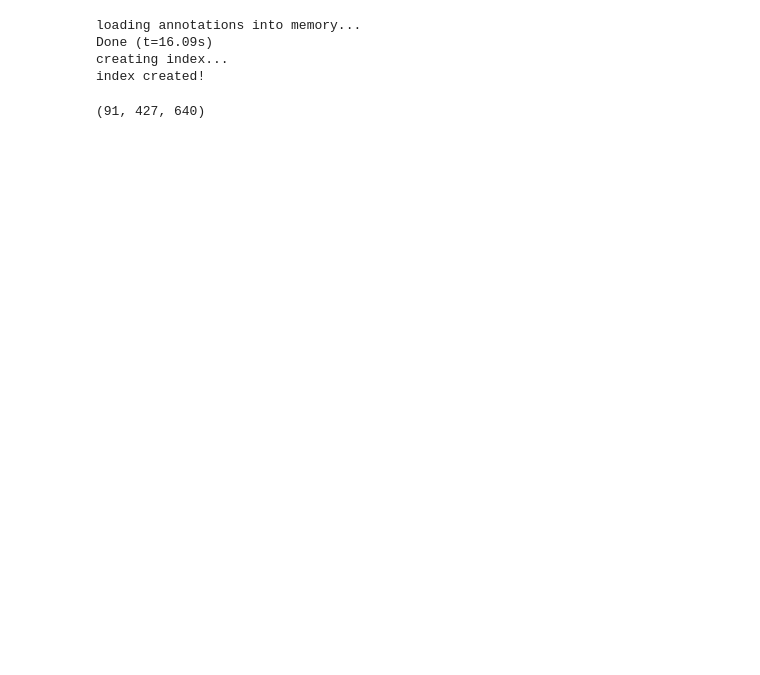
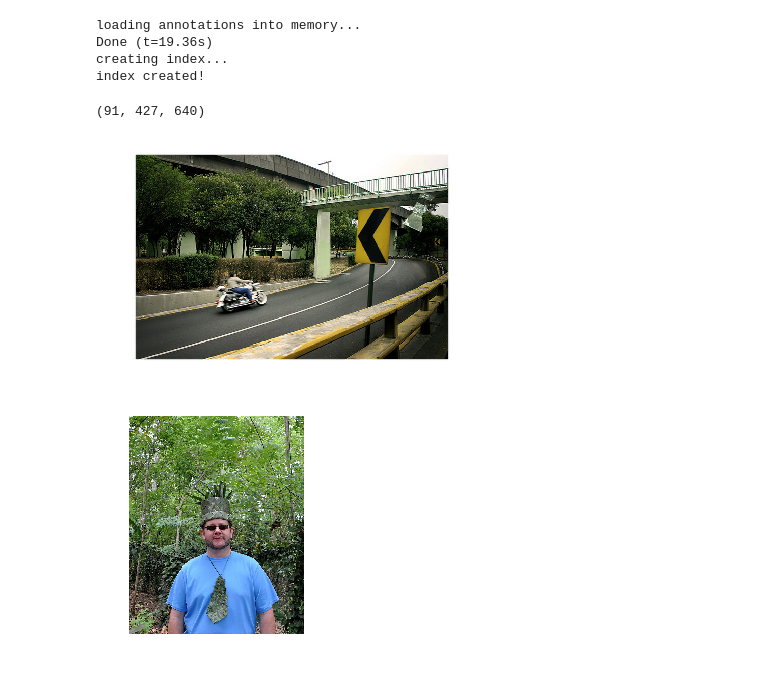
Before and after one commit to Beanin/object-to-object-style-transfer, a Jupyter notebook: transfer.ipynb, the cells around one changed output. Drawn from its saved outputs; the diff is of its cells as text; code cells hidden in the pictures; blank space fills up the shorter version.

```diff
--- a/transfer.ipynb
+++ b/transfer.ipynb
@@ -51,13 +51,13 @@ class DataGenerator(object):
 
         return images, labels
 # %%
-annFile = '../annotations/instances_train2017.json'
-dataDir = '../train2017'
+annFile = 'annotations/instances_train2017.json'
+dataDir = 'train2017'
 # %%
 gen = DataGenerator(annFile, dataDir)
 # %% [output]
 loading annotations into memory...
-Done (t=16.09s)
+Done (t=19.36s)
 creating index...
 index created!
 # %%
@@ -65,3 +65,29 @@ images, labels = gen.getBatch(50, expandMasks=True)
 labels[0].shape
 # %% [output]
 (91, 427, 640)
+# %%
+#content = images[43]
+#style = images[2]
+content = images[45]
+style = images[16]
+plt.figure(1)
+plt.axis('off')
+plt.imshow(np.moveaxis(content, 0, -1))
+
+plt.figure(2)
+plt.axis('off')
+
+plt.imshow(np.moveaxis(style, 0, -1))
+plt.show()
+
+#content_masks = labels[43]
+#style_masks = labels[2]
+content_masks = labels[45]
+style_masks = labels[16]
+
+del labels
+del images
+del gen
+# %% [output]
+[figure, added]
+[figure, added]
```
Also changed, not shown: parts of 27 cells of this notebook.
